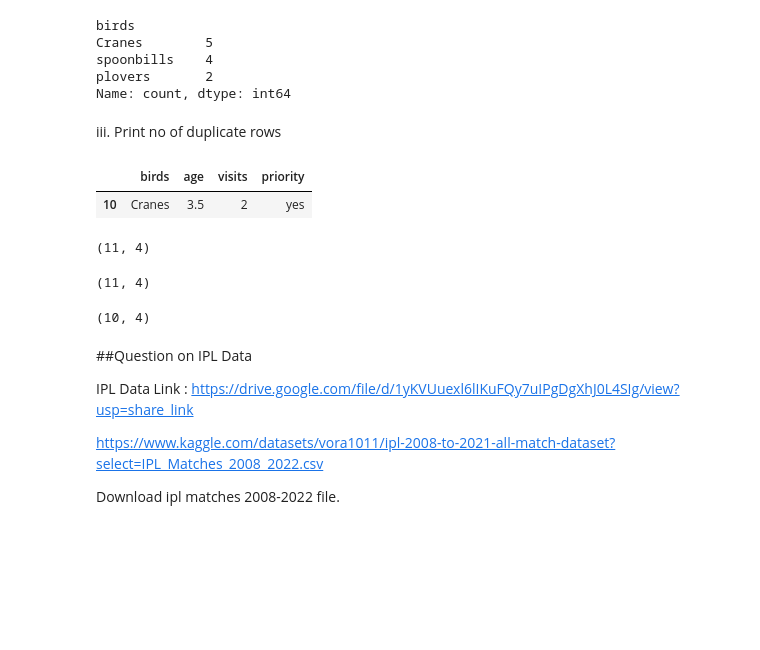
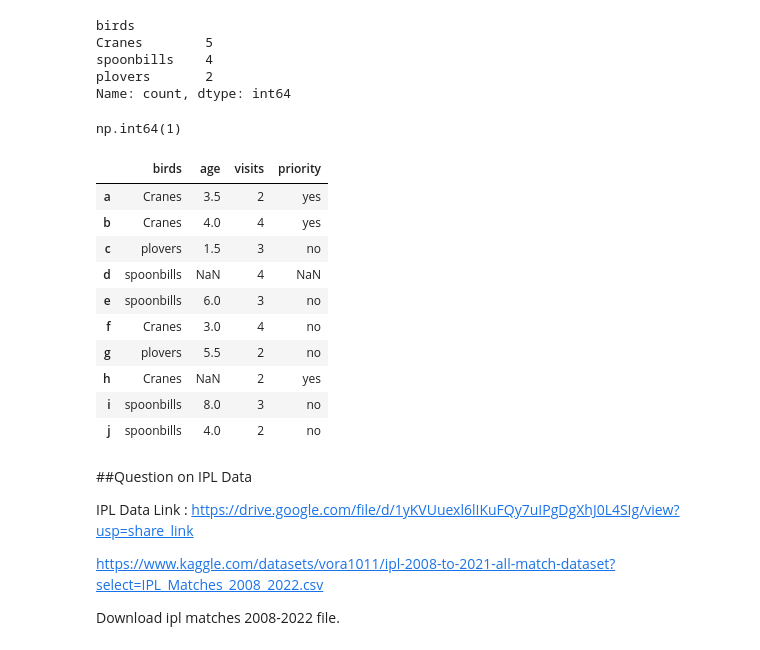
Before and after one commit to manishkumarmj/100_days_ml, a Jupyter notebook: Data visualization/pandas/session_17/session_17_tasks.ipynb, the cells around one changed output. Cells and saved outputs as stored; diff of their text form; code cells hidden in the pictures; blank space fills up the shorter version.

```diff
--- a/Data visualization/pandas/session_17/session_17_tasks.ipynb
+++ b/Data visualization/pandas/session_17/session_17_tasks.ipynb
@@ -25,11 +24,10 @@ ii. Display basic information about the dataFrame.
 iii. Show Alternate rows of the dataframe.
 # %%
 # code here
-df_raw ={
-    'birds':['Cranes', 'Cranes', 'plovers', 'spoonbills', 'spoonbills', 'Cranes', 'plovers', 'Cranes', 'spoonbills', 'spoonbills', 'Cranes'],
-    'age': [3.5, 4, 1.5, np.nan, 6, 3, 5.5, np.nan, 8, 4, 3.5], 'visits': [2, 4, 3, 4, 3, 4, 2, 2, 3, 2, 2],
-    'priority': ['yes', 'yes', 'no', np.nan, 'no', 'no', 'no', 'yes', 'no', 'no','yes'],
-
-    }
+data = {'birds': ['Cranes', 'Cranes', 'plovers', 'spoonbills', 'spoonbills', 'Cranes', 'plovers', 'Cranes', 'spoonbills', 'spoonbills', 'Cranes'],
+        'age': [3.5, 4, 1.5, np.nan, 6, 3, 5.5, np.nan, 8, 4, 3.5], 'visits': [2, 4, 3, 4, 3, 4, 2, 2, 3, 2, 2],
+        'priority': ['yes', 'yes', 'no', np.nan, 'no', 'no', 'no', 'yes', 'no', 'no','yes'],
+        # 'labels': ['a', 'b', 'c', 'd', 'e', 'f', 'g', 'h', 'i', 'j', 'k']
+        }
 
 labels = ['a', 'b', 'c', 'd', 'e', 'f', 'g', 'h', 'i', 'j', 'k']
@@ -107,0 +119,3 @@ df_birds[['age', 'visits']]
+# %%
+#ii. Fill nan with respective series mode value
+data.age.fillna(data.age.mode()[0], inplace=True)
@@ -153,27 +173,27 @@ Cranes        5
 spoonbills    4
 plovers       2
 Name: count, dtype: int64
-# %% [markdown]
-
-iii. Print no of duplicate rows
-# %%
-mask=df_birds.duplicated()
-df_birds[mask]
-# %% [output]
-|  | birds | age | visits | priority |
-| 10 | Cranes | 3.5 | 2 | yes |
-# %%
-print(df_birds.shape)
-# %% [output]
-(11, 4)
-# %%
-print(df_birds.shape)
-mask=df_birds.drop_duplicates(keep='last').shape
-
-mask
-# %% [output]
-(11, 4)
-(10, 4)
+# %%
+# iii. Print no of duplicate rows
+data.duplicated().sum()
+# %% [output]
+np.int64(1)
+# %%
+
+# iv. Drop Duplicates rows and make this changes permanent. Show dataframe after changes.
+data.drop_duplicates()
+# %% [output]
+|  | birds | age | visits | priority |
+| a | Cranes | 3.5 | 2 | yes |
+| b | Cranes | 4.0 | 4 | yes |
+| c | plovers | 1.5 | 3 | no |
+| d | spoonbills | NaN | 4 | NaN |
+| e | spoonbills | 6.0 | 3 | no |
+| f | Cranes | 3.0 | 4 | no |
+| g | plovers | 5.5 | 2 | no |
+| h | Cranes | NaN | 2 | yes |
+| i | spoonbills | 8.0 | 3 | no |
+| j | spoonbills | 4.0 | 2 | no |
 # %% [markdown]
 ##Question on IPL Data
 
```
Also changed, not shown: parts of 36 cells of this notebook, 12 other files.
